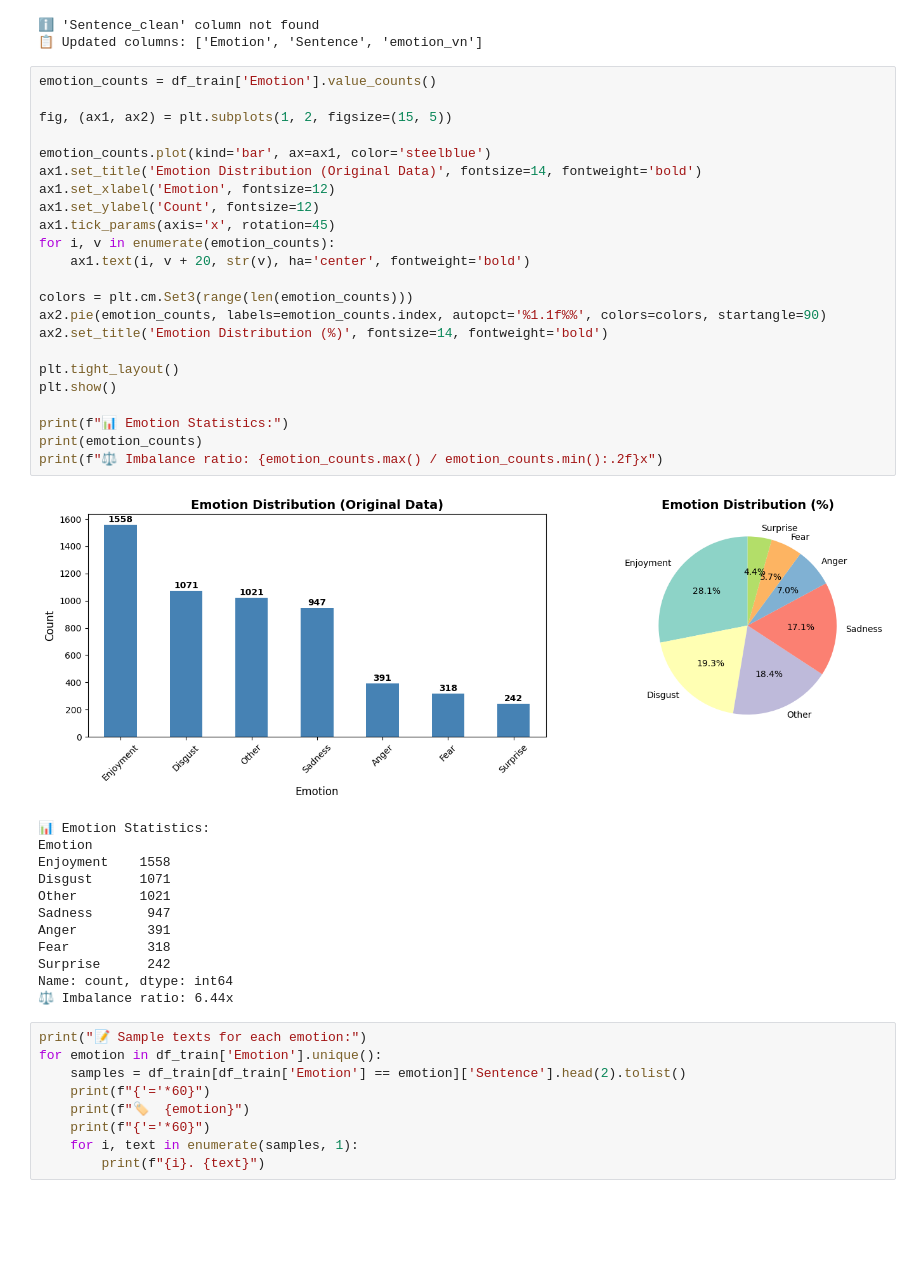
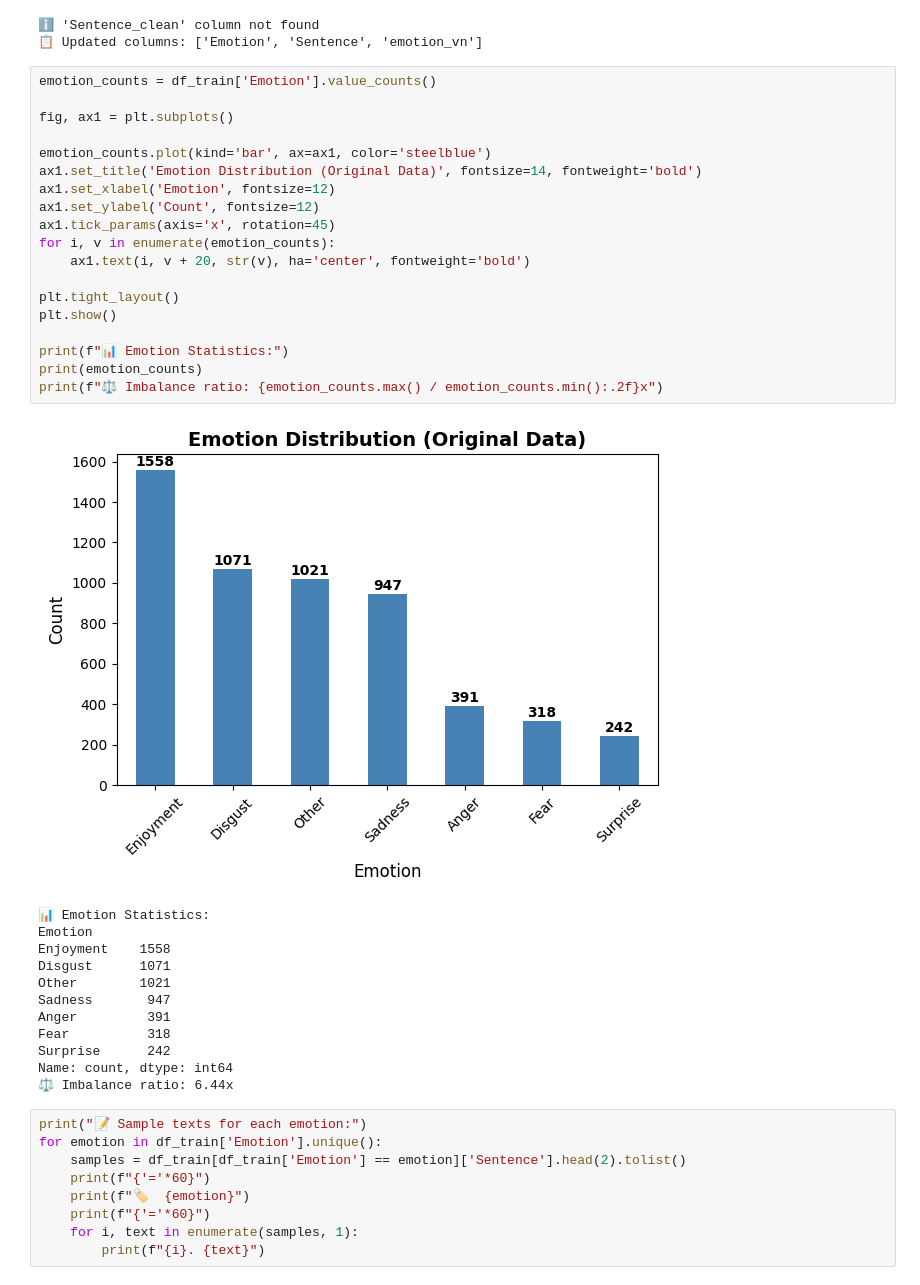
Before and after one commit to giahuy1310/topicmodeling, a Jupyter notebook: tm_research/augmentation/Data_Augmentation_LLM.ipynb, the cells around one changed output. Drawn from its saved outputs; the diff is of its cells as text; blank space fills up the shorter version.

```diff
--- a/tm_research/augmentation/Data_Augmentation_LLM.ipynb
+++ b/tm_research/augmentation/Data_Augmentation_LLM.ipynb
@@ -118,28 +118,24 @@ print(f"📋 Updated columns: {df_train.columns.tolist()}")
 # %%
 emotion_counts = df_train['Emotion'].value_counts()
 
-fig, (ax1, ax2) = plt.subplots(1, 2, figsize=(15, 5))
+fig, ax1 = plt.subplots()
 
 emotion_counts.plot(kind='bar', ax=ax1, color='steelblue')
 ax1.set_title('Emotion Distribution (Original Data)', fontsize=14, fontweight='bold')
 ax1.set_xlabel('Emotion', fontsize=12)
 ax1.set_ylabel('Count', fontsize=12)
 ax1.tick_params(axis='x', rotation=45)
 for i, v in enumerate(emotion_counts):
     ax1.text(i, v + 20, str(v), ha='center', fontweight='bold')
 
-colors = plt.cm.Set3(range(len(emotion_counts)))
-ax2.pie(emotion_counts, labels=emotion_counts.index, autopct='%1.1f%%', colors=colors, startangle=90)
-ax2.set_title('Emotion Distribution (%)', fontsize=14, fontweight='bold')
-
 plt.tight_layout()
 plt.show()
 
 print(f"📊 Emotion Statistics:")
 print(emotion_counts)
 print(f"⚖️ Imbalance ratio: {emotion_counts.max() / emotion_counts.min():.2f}x")
 # %% [output]
-[figure, old version]
+[figure, new version]
 📊 Emotion Statistics:
 Emotion
 Enjoyment    1558
```
Also changed, not shown: parts of 1 cell of this notebook, 13 other files.
